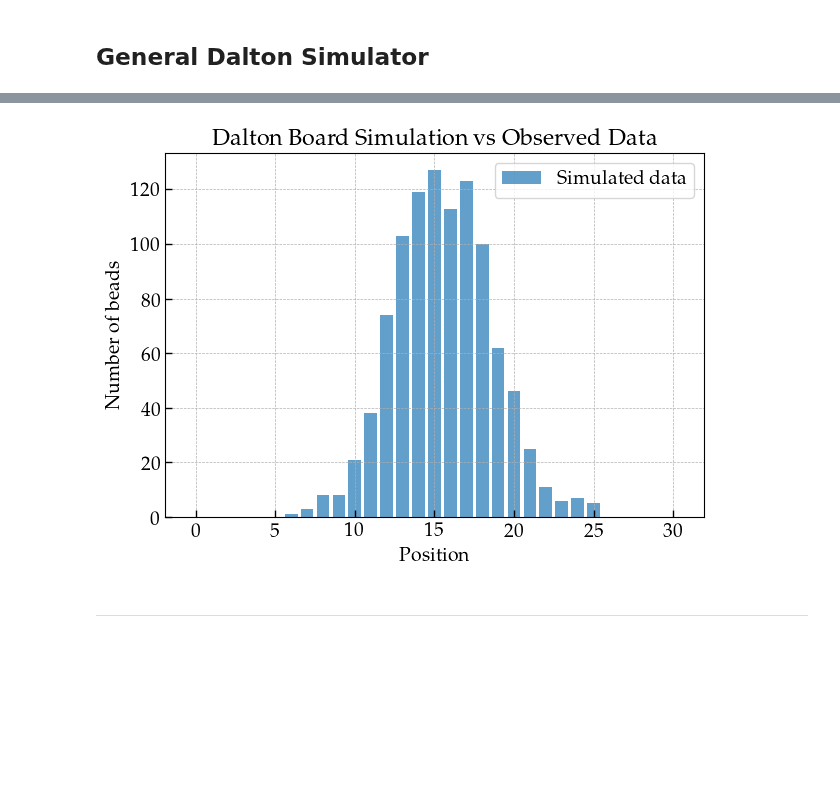
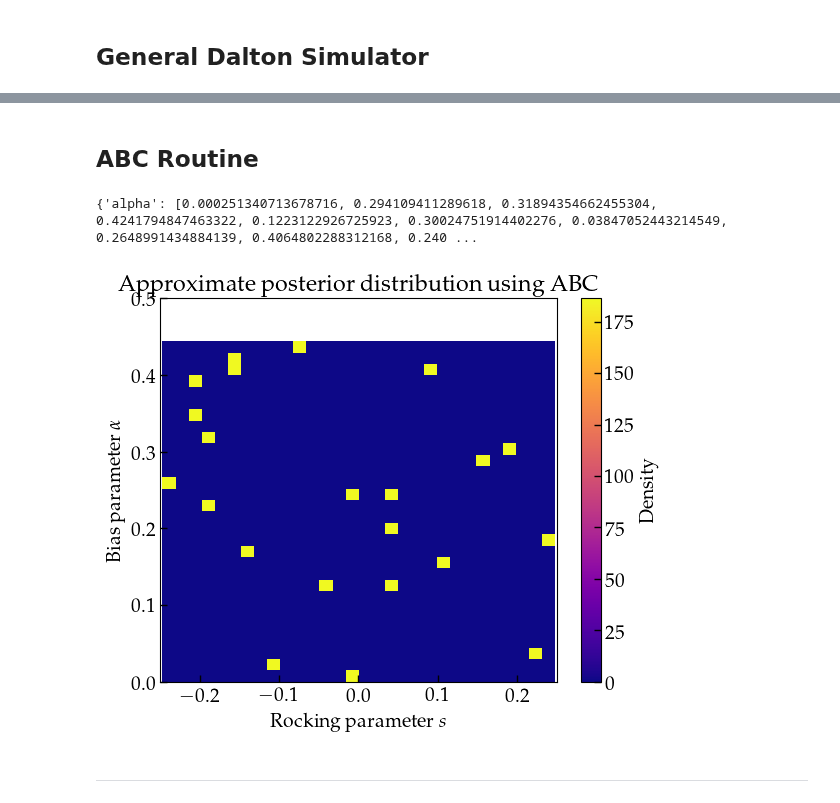
Before and after one commit to stommen/tif345_projects, a Jupyter notebook: project_3/project3_LBOS.ipynb, the cells around one changed output, grey strips where cells are left out. Drawn from its saved outputs; the diff is of its cells as text; code cells hidden in the pictures; blank space fills up the shorter version.

```diff
--- a/project_3/project3_LBOS.ipynb
+++ b/project_3/project3_LBOS.ipynb
@@ -192,13 +206,2 @@ trench_positions = dalton_simulator(n_rows, n_cols, n_beads, alpha=0.1, s=0.0)
-# %%
-
-plt.bar(np.arange(len(trench_positions)), trench_positions, alpha=0.7, label='Simulated data')
-plt.xlabel('Position')
-plt.ylabel('Number of beads')
-plt.legend()
-plt.title('Dalton Board Simulation vs Observed Data')
-plt.grid(True, which='both', linestyle='--', linewidth=0.5)
-
-plt.tight_layout()
-plt.show()
-# %% [output]
-[figure, removed]
+# %% [markdown]
+## **ABC Routine**
@@ -205,2 +282,43 @@ plt.show()
+# %%
+
+h = 0.15
+its = 300
+results = {
+    'alpha': [],
+    's': []
+}
+for i in tqdm(range(its), desc='Running ABC iterations'):
+    s_sample = np.random.uniform(-0.25, 0.25)
+    alpha_sample = np.random.uniform(0, 0.5)
+
+    y_i = dalton_simulator(n_rows, n_cols, n_beads, alpha_sample, s_sample, disable=True)
+    y_i = norm_trenches(y_i)
+    y_i_summaries = summaries(y_i)
+    y_obs = board_data[np.random.randint(0, n_trials)]
+    y_obs = norm_trenches(y_obs)
+    y_obs_summaries = summaries(y_obs)
+
+    p = kernel((distance(y_obs_summaries, y_i_summaries)) / h)
+    choice = np.random.choice([True, False], p=[p, 1 - p])
+
+    if choice:
+        results['alpha'].append(alpha_sample)
+        results['s'].append(s_sample)
+# %%
+
+plt.figure(figsize=(6, 5))
+plt.hist2d(results['s'], results['alpha'], bins=30, density=True, cmap='plasma')
+plt.colorbar(label='Density')
+plt.xlabel(r'Rocking parameter $s$')
+plt.ylabel(r'Bias parameter $\alpha$')
+plt.title('Approximate posterior distribution using ABC')
+plt.xlim(-0.25, 0.25)
+plt.ylim(0, 0.5)
+
+plt.tight_layout()
+plt.show()
+# %% [output]
+{'alpha': [0.000251340713678716, 0.294109411289618, 0.31894354662455304, 0.4241794847463322, 0.1223122926725923, 0.30024751914402276, 0.03847052443214549, 0.2648991434884139, 0.4064802288312168, 0.240 ...
+[figure, added]
 # %% [markdown]
 ---
```
Also changed, not shown: parts of 6 cells of this notebook.
